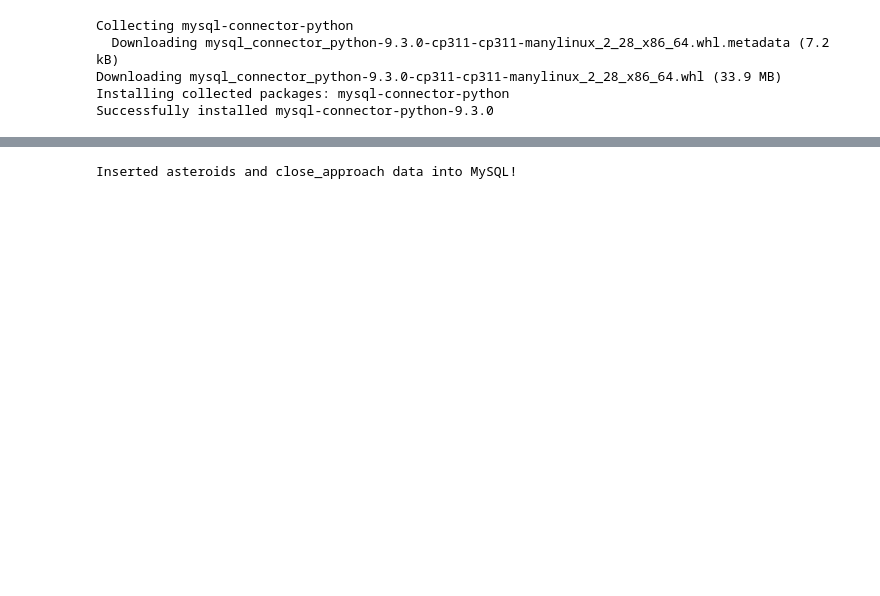
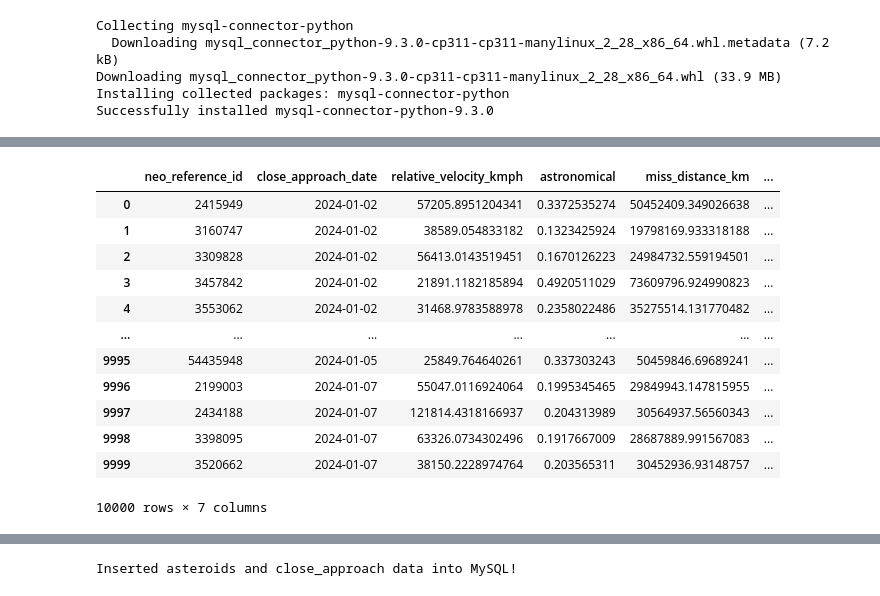
Before and after one commit to Suhail-46/Asteroid-Tracker-for-Earth, a Jupyter notebook: NASA_Project.ipynb, the cells around one changed output, grey strips where cells are left out. Cells and saved outputs as stored; diff of their text form; code cells hidden in the pictures; blank space fills up the shorter version.

```diff
--- a/NASA_Project.ipynb
+++ b/NASA_Project.ipynb
@@ -10,6 +10,7 @@ Installing collected packages: mysql-connector-python
 Successfully installed mysql-connector-python-9.3.0
 # %%
 # Code used to scrape 10000 data from NASA API
+from datetime import datetime
 import requests
 import pprint
 api_key = "zVrrXmXMHFlLP3ow0eNmYfJ2RWaMrjyKJi9eBYvl"
@@ -30,7 +31,7 @@ while len(asteroids_data) < target: # Loop used to collect 10000 data
             estimated_diameter_min_km = ast["estimated_diameter"]["kilometers"]["estimated_diameter_min"],
             estimated_diameter_max_km = ast["estimated_diameter"]["kilometers"]["estimated_diameter_max"],
             is_potentially_hazardous_asteroid = ast["is_potentially_hazardous_asteroid"],
-            close_approach_date = ast["close_approach_data"][0]["close_approach_date"],
+            close_approach_date = datetime.strptime(ast["close_approach_data"][0]["close_approach_date"], "%Y-%m-%d"),
             relative_velocity_kmph = ast["close_approach_data"][0]["relative_velocity"]["kilometers_per_hour"],
             astronomical = ast["close_approach_data"][0]["miss_distance"]["astronomical"],
             miss_distance_km = ast["close_approach_data"][0]["miss_distance"]["kilometers"],
@@ -66,0 +96,5 @@ for close_approach in asteroids_data:
+# %%
+# Pushing the list of values into data frame for cleaning
+import pandas as pd
+df1 = pd.DataFrame(asteroids_list, columns=['id', 'name', 'absolute_magnitude_h', 'estimated_diameter_min_km', 'estimated_diameter_max_km', 'is_potentially_hazardous_asteroid'])
+df2 = pd.DataFrame(close_approach_list, columns=['neo_reference_id', 'close_approach_date', 'relative_velocity_kmph', 'astronomical', 'miss_distance_km', 'miss_distance_lunar', 'orbiting_body'])
@@ -66,0 +171,17 @@ for close_approach in asteroids_data:
+# %%
+# Displying the values in df2 datafreme(close_approach_list).
+df2
+# %% [output]
+|  | neo_reference_id | close_approach_date | relative_velocity_kmph | astronomical | miss_distance_km | ... |
+| 0 | 2415949 | 2024-01-02 | 57205.8951204341 | 0.3372535274 | 50452409.349026638 | ... |
+| 1 | 3160747 | 2024-01-02 | 38589.054833182 | 0.1323425924 | 19798169.933318188 | ... |
+| 2 | 3309828 | 2024-01-02 | 56413.0143519451 | 0.1670126223 | 24984732.559194501 | ... |
+| 3 | 3457842 | 2024-01-02 | 21891.1182185894 | 0.4920511029 | 73609796.924990823 | ... |
+| 4 | 3553062 | 2024-01-02 | 31468.9783588978 | 0.2358022486 | 35275514.131770482 | ... |
+| ... | ... | ... | ... | ... | ... | ... |
+| 9995 | 54435948 | 2024-01-05 | 25849.764640261 | 0.337303243 | 50459846.69689241 | ... |
+| 9996 | 2199003 | 2024-01-07 | 55047.0116924064 | 0.1995345465 | 29849943.147815955 | ... |
+| 9997 | 2434188 | 2024-01-07 | 121814.4318166937 | 0.204313989 | 30564937.56560343 | ... |
+| 9998 | 3398095 | 2024-01-07 | 63326.0734302496 | 0.1917667009 | 28687889.991567083 | ... |
+| 9999 | 3520662 | 2024-01-07 | 38150.2228974764 | 0.203565311 | 30452936.93148757 | ... |
+10000 rows × 7 columns
```
Also changed, not shown: parts of 15 cells of this notebook.
